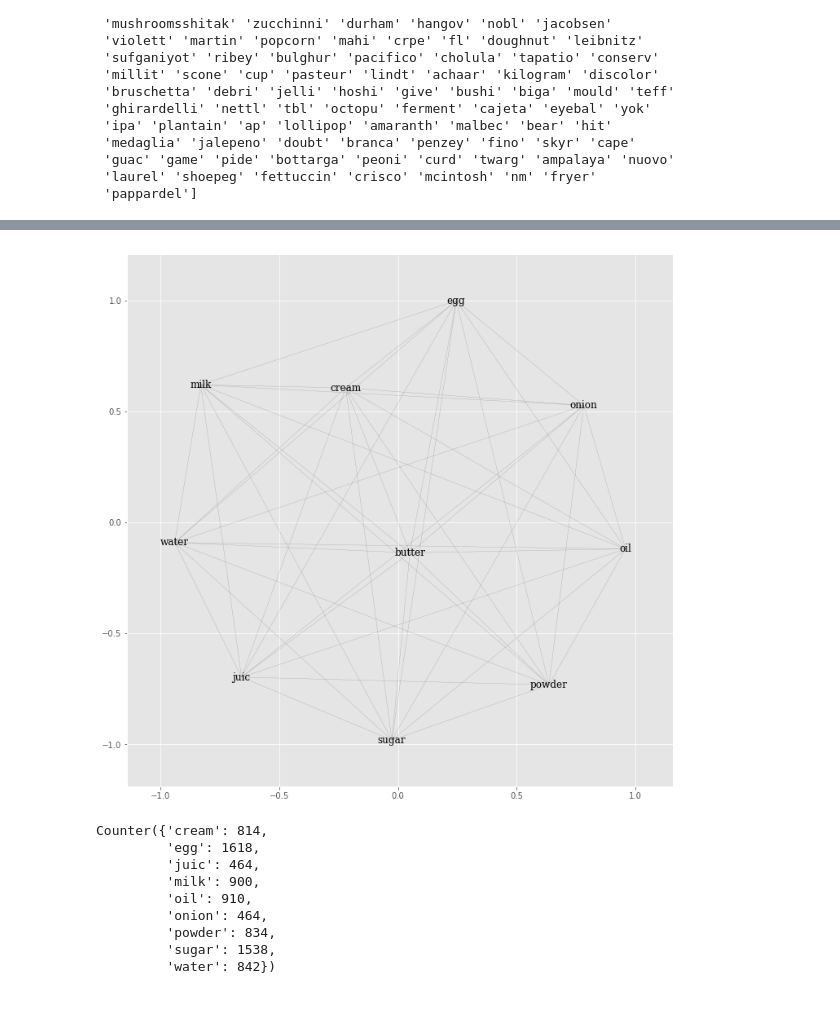
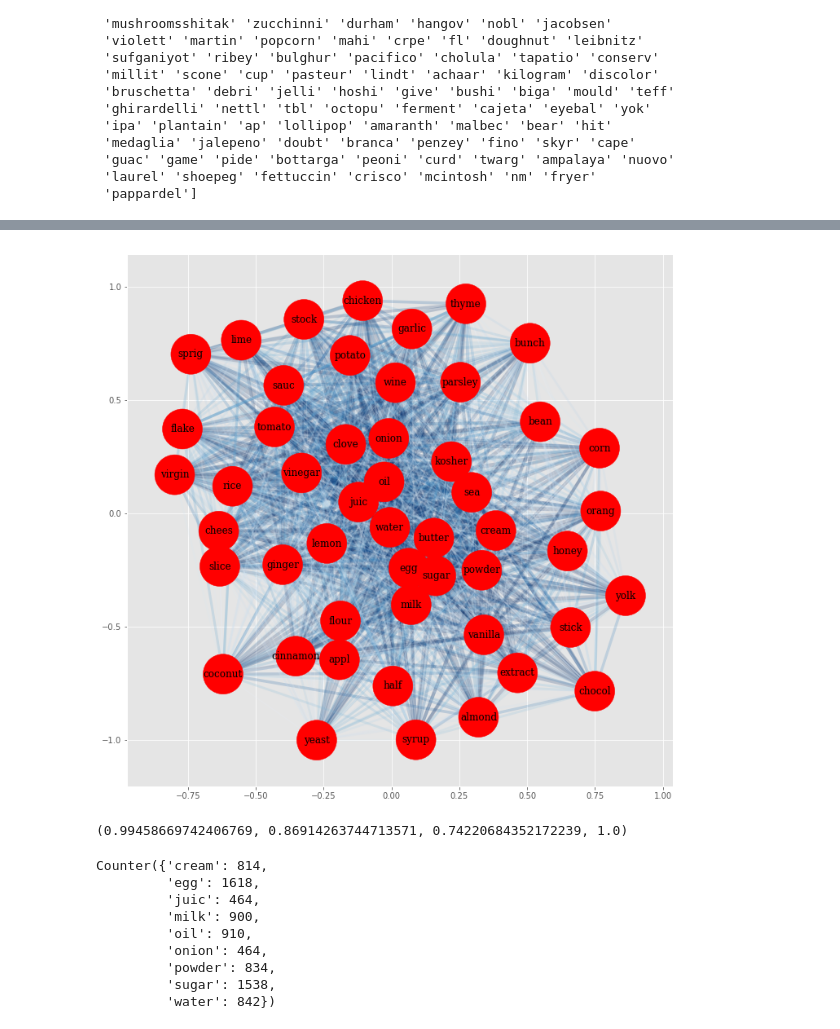
Before and after one commit to elisabeth-berg/trending-food, a Jupyter notebook: foodscrape_workbook.ipynb, the cells around one changed output, grey strips where cells are left out. Cells and saved outputs as stored; diff of their text form; code cells hidden in the pictures.

Commit message:
Create top_50 graph

```diff
--- a/foodscrape_workbook.ipynb
+++ b/foodscrape_workbook.ipynb
@@ -150,10 +150,3 @@ recipes = df['food_stems']
 # %%
 adj_dict = {word : [] for word in top10}
 counts_adj = {word: None for word in top10}
-# %%
-for recipe in recipes:
-    common = top10[np.in1d(top10, recipe)]
-    for word in common:
-        adj_dict[word] += [w for w in common if w != word]
-for word in top10:
-    counts_adj[word] = dict(Counter(adj_dict[word]))
@@ -162,10 +153,9 @@ G = nx.from_dict_of_lists(counts_adj)
 # %%
-from itertools import combinations
-edges = list(combinations(top10, 2))
-tuples =  [{edge[0], edge[1], 0} for edge in list(edges)]
-pairs = [set(edge) for edge in edges]
+edges = list(combinations(top50, 2))
+weighted_edges = {edge: 0 for edge in edges}
 for recipe in recipes:
-    common = top10[np.in1d(top10, recipe)]
-    combos = ([set(combo) for combo in combinations(common, 2)])
-    for combo in combos:
-        if combo in tuples:
+    common = top50[np.in1d(top50, recipe)]
+    common_pairs = list(combinations(common, 2))
+    for pair in common_pairs:
+        weighted_edges[pair] += 1
+weighted_edges = [(k[0], k[1], v) for k, v in weighted_edges.items()]
@@ -210,17 +162,23 @@ for recipe in recipes:
+# %%
+G = nx.Graph()
+G.add_weighted_edges_from(weighted_edges)
 # %%
 fig, ax = plt.subplots(figsize=(12,12))
 node_and_degree=G.degree()
+weights = np.array([G.get_edge_data(u,v)['weight'] for u,v in G.edges()])
 # Draw graph
 pos = nx.spring_layout(G, k=6/np.sqrt(G.order()))
-_ = nx.draw_networkx_edges(G, pos=pos, ax=ax, alpha=0.3, width=0.3)
-#_ = nx.draw_networkx_nodes(G, node_size=[v**4 for v in dict(node_and_degree).values()],
-#                           pos=pos, ax=ax, node_color="black")
-#_ = nx.draw_networkx_nodes(G, node_size=[v**4 for v in dict(node_and_degree).values()],
-                          # node_color=hub_ego_sub['bonus_one'],
-#                           pos=pos, ax=ax, cmap=plt.cm.jet)
+_ = nx.draw_networkx_edges(G, pos=pos, ax=ax, alpha=0.2, width=weights**(1/3),
+                           edge_color=plt.cm.Blues(weights*5))
+_ = nx.draw_networkx_nodes(G, node_size=[v**2 for v in dict(node_and_degree).values()],
+                           pos=pos, ax=ax)
 _ = nx.draw_networkx_labels(G, pos=pos, font_family="serif", font_weight="ultralight")
 # %% [output]
-[figure, old version]
+[figure, new version]
+# %%
+plt.cm.Oranges(44)
+# %% [output]
+(0.99458669742406769, 0.86914263744713571, 0.74220684352172239, 1.0)
 # %%
 top50 = np.array([np.array(full_features)[i] for i in np.argsort(total)[-1:-50-1:-1]])
 top10 = np.array([np.array(full_features)[i] for i in np.argsort(total)[-1:-10-1:-1]])
```
Also changed, not shown: parts of 4 cells of this notebook.
